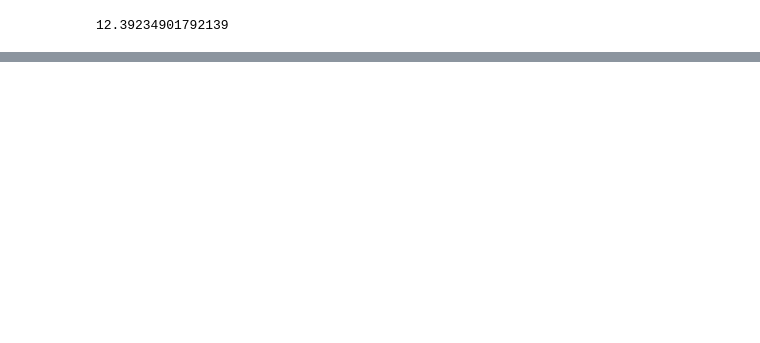
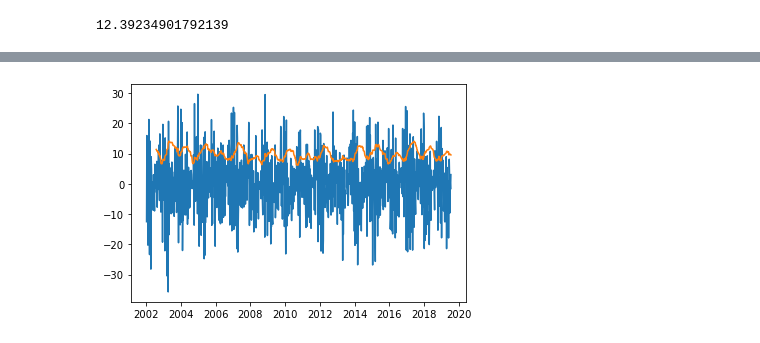
Before and after one commit to jbaumgit/Time-Series-Weather-Forcast-for-Corn-Growth-Degree-Days-in-ND, a Jupyter notebook: EDA_notebook.ipynb, the cells around one changed output, grey strips where cells are left out. Cells and saved outputs as stored; diff of their text form; code cells hidden in the pictures; blank space fills up the shorter version.

```diff
--- a/EDA_notebook.ipynb
+++ b/EDA_notebook.ipynb
@@ -328,0 +393,7 @@ np.sqrt(mean_squared_error(df['orig'][2:], df['shifted_two_periods'][2:]))
+# %%
+fig, ax = plt.subplots()
+residuals = naiveM[1:] - trainM[1:]
+ax.plot(residuals.index, residuals)
+ax.plot(residuals.index, residuals.rolling(30).std());
+# %% [output]
+[figure, added]
```
Also changed, not shown: parts of 27 cells of this notebook.
